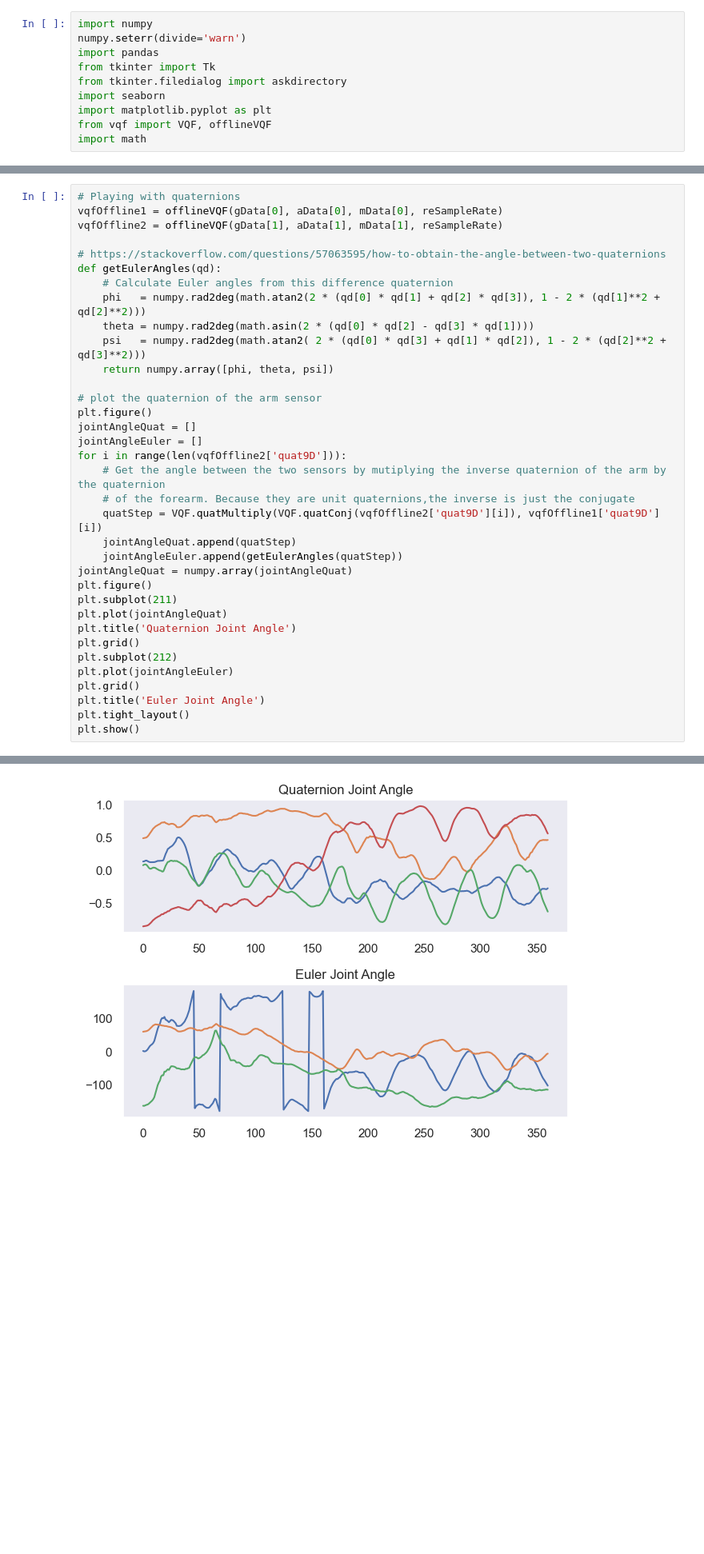
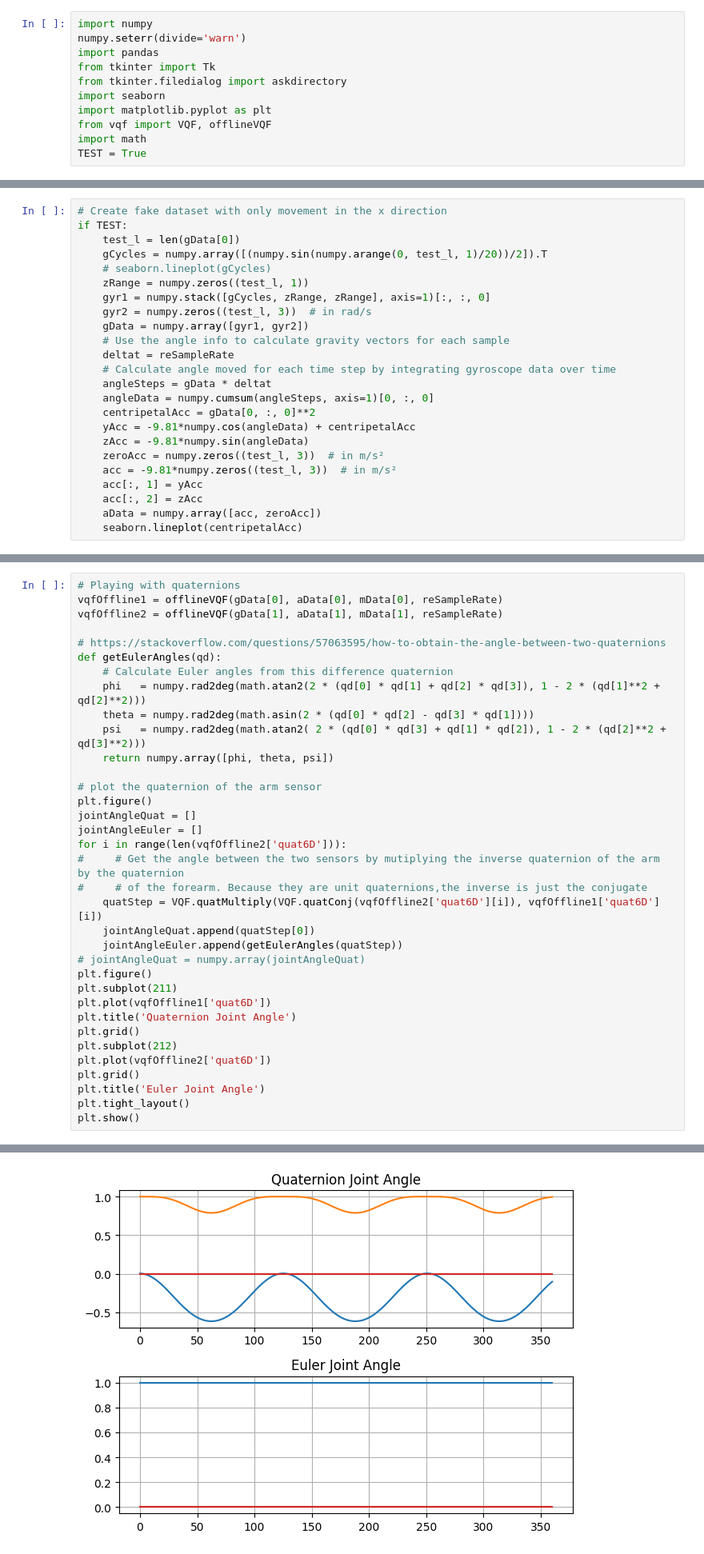
Before and after one commit to alejandromango/IMU-Analysis, a Jupyter notebook: SingleIMUGyrAngleSmarter.ipynb, the cells around one changed output, grey strips where cells are left out. Shown at 80% size. Drawn from its saved outputs; the diff is of its cells as text; blank space fills up the shorter version.

Commit message:
Moved cross correlation before vqf, added test dataset

```diff
--- a/SingleIMUGyrAngleSmarter.ipynb
+++ b/SingleIMUGyrAngleSmarter.ipynb
@@ -8,6 +8,7 @@ import seaborn
 import matplotlib.pyplot as plt
 from vqf import VQF, offlineVQF
 import math
+TEST = True
 # %%
 # Get directories for IMU data
 forearmPath = "/Users/alex/Library/Mobile Documents/com~apple~CloudDocs/School/Masters/BME_207/Term Project/IMU Analysis/ForeArmReal20221111"#askdirectory(title='Select Folder Containing Forearm Data') # shows dialog box and return the path
@@ -116,3 +117,27 @@ mFore = mFore[:-lag]
 gData = numpy.array([numpy.array(gFore[:]), numpy.array(gArm[:])])
 aData = numpy.array([numpy.array(aFore[:]), numpy.array(aArm[:])])
 mData = numpy.array([numpy.array(mFore[:]), numpy.array(mArm[:])])
+# %%
+# Create fake dataset with only movement in the x direction
+if TEST:
+    test_l = len(gData[0])
+    gCycles = numpy.array([(numpy.sin(numpy.arange(0, test_l, 1)/20))/2]).T
+    # seaborn.lineplot(gCycles)
+    zRange = numpy.zeros((test_l, 1))
+    gyr1 = numpy.stack([gCycles, zRange, zRange], axis=1)[:, :, 0]
+    gyr2 = numpy.zeros((test_l, 3))  # in rad/s
+    gData = numpy.array([gyr1, gyr2])
+    # Use the angle info to calculate gravity vectors for each sample
+    deltat = reSampleRate
+    # Calculate angle moved for each time step by integrating gyroscope data over time
+    angleSteps = gData * deltat
+    angleData = numpy.cumsum(angleSteps, axis=1)[0, :, 0]
+    centripetalAcc = gData[0, :, 0]**2
+    yAcc = -9.81*numpy.cos(angleData) + centripetalAcc
+    zAcc = -9.81*numpy.sin(angleData)
+    zeroAcc = numpy.zeros((test_l, 3))  # in m/s²
+    acc = -9.81*numpy.zeros((test_l, 3))  # in m/s²
+    acc[:, 1] = yAcc
+    acc[:, 2] = zAcc
+    aData = numpy.array([acc, zeroAcc])
+    seaborn.lineplot(centripetalAcc)
@@ -119,41 +146,41 @@ mData = numpy.array([numpy.array(mFore[:]), numpy.array(mArm[:])])
 # %%
 # Playing with quaternions
 vqfOffline1 = offlineVQF(gData[0], aData[0], mData[0], reSampleRate)
 vqfOffline2 = offlineVQF(gData[1], aData[1], mData[1], reSampleRate)
 
 # https://stackoverflow.com/questions/57063595/how-to-obtain-the-angle-between-two-quaternions
 def getEulerAngles(qd):
     # Calculate Euler angles from this difference quaternion
     phi   = numpy.rad2deg(math.atan2(2 * (qd[0] * qd[1] + qd[2] * qd[3]), 1 - 2 * (qd[1]**2 + qd[2]**2)))
     theta = numpy.rad2deg(math.asin(2 * (qd[0] * qd[2] - qd[3] * qd[1])))
     psi   = numpy.rad2deg(math.atan2( 2 * (qd[0] * qd[3] + qd[1] * qd[2]), 1 - 2 * (qd[2]**2 + qd[3]**2)))
     return numpy.array([phi, theta, psi])
 
 # plot the quaternion of the arm sensor
 plt.figure()
 jointAngleQuat = []
 jointAngleEuler = []
-for i in range(len(vqfOffline2['quat9D'])):
-    # Get the angle between the two sensors by mutiplying the inverse quaternion of the arm by the quaternion
-    # of the forearm. Because they are unit quaternions,the inverse is just the conjugate
-    quatStep = VQF.quatMultiply(VQF.quatConj(vqfOffline2['quat9D'][i]), vqfOffline1['quat9D'][i])
-    jointAngleQuat.append(quatStep)
+for i in range(len(vqfOffline2['quat6D'])):
+#     # Get the angle between the two sensors by mutiplying the inverse quaternion of the arm by the quaternion
+#     # of the forearm. Because they are unit quaternions,the inverse is just the conjugate
+    quatStep = VQF.quatMultiply(VQF.quatConj(vqfOffline2['quat6D'][i]), vqfOffline1['quat6D'][i])
+    jointAngleQuat.append(quatStep[0])
     jointAngleEuler.append(getEulerAngles(quatStep))
-jointAngleQuat = numpy.array(jointAngleQuat)
+# jointAngleQuat = numpy.array(jointAngleQuat)
 plt.figure()
 plt.subplot(211)
-plt.plot(jointAngleQuat)
+plt.plot(vqfOffline1['quat6D'])
 plt.title('Quaternion Joint Angle')
 plt.grid()
 plt.subplot(212)
-plt.plot(jointAngleEuler)
+plt.plot(vqfOffline2['quat6D'])
 plt.grid()
 plt.title('Euler Joint Angle')
 plt.tight_layout()
 plt.show()
 # %% [output]
 <Figure size 640x480 with 0 Axes>
-[figure, old version]
+[figure, new version]
 # %%
 # Calculate time delta between samples in seconds
 deltat = reSampleRate#numpy.average(numpy.diff(foreArmGData['Time (s)'].values))
```
Also changed, not shown: parts of 6 cells of this notebook.
